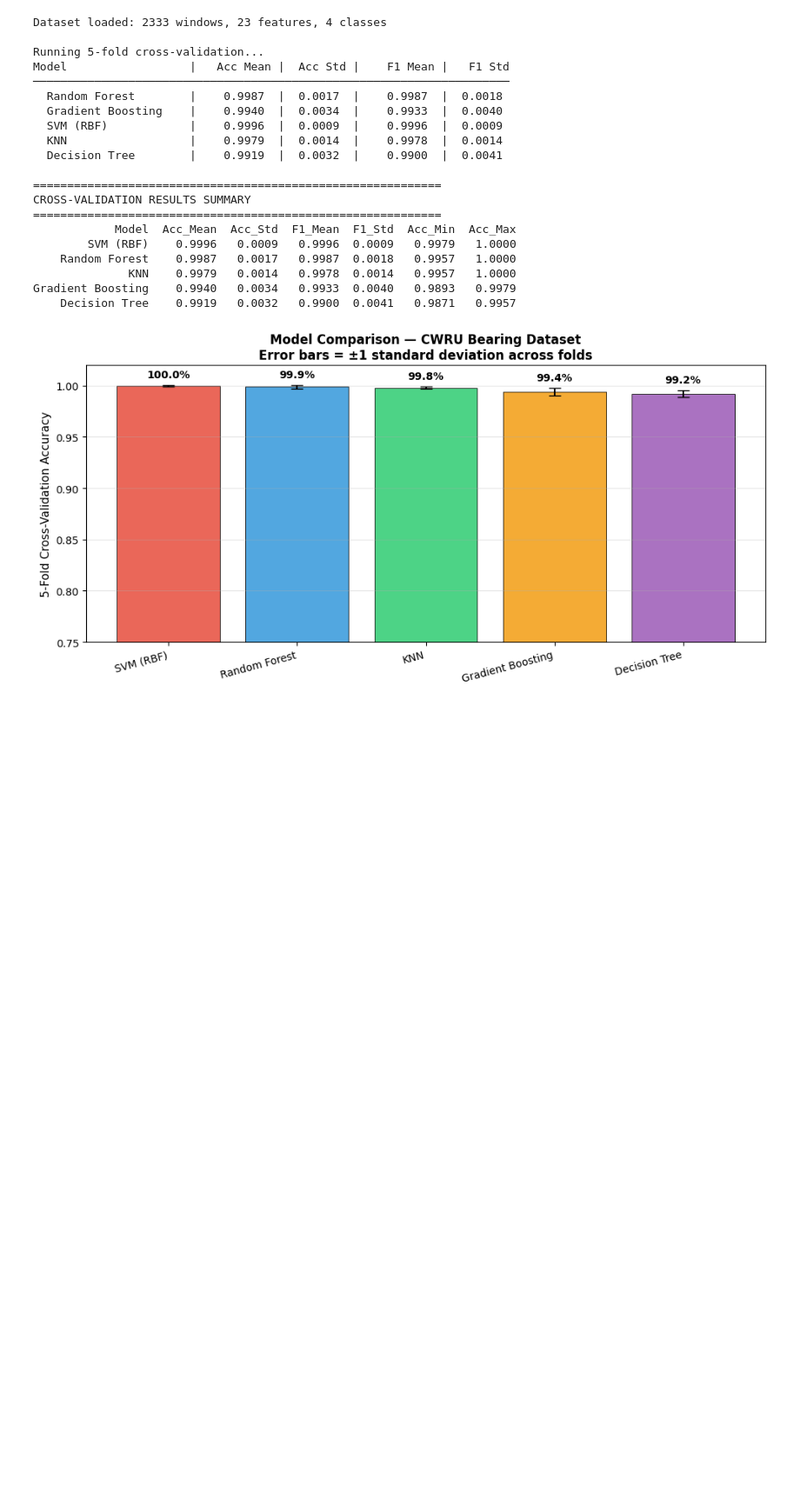
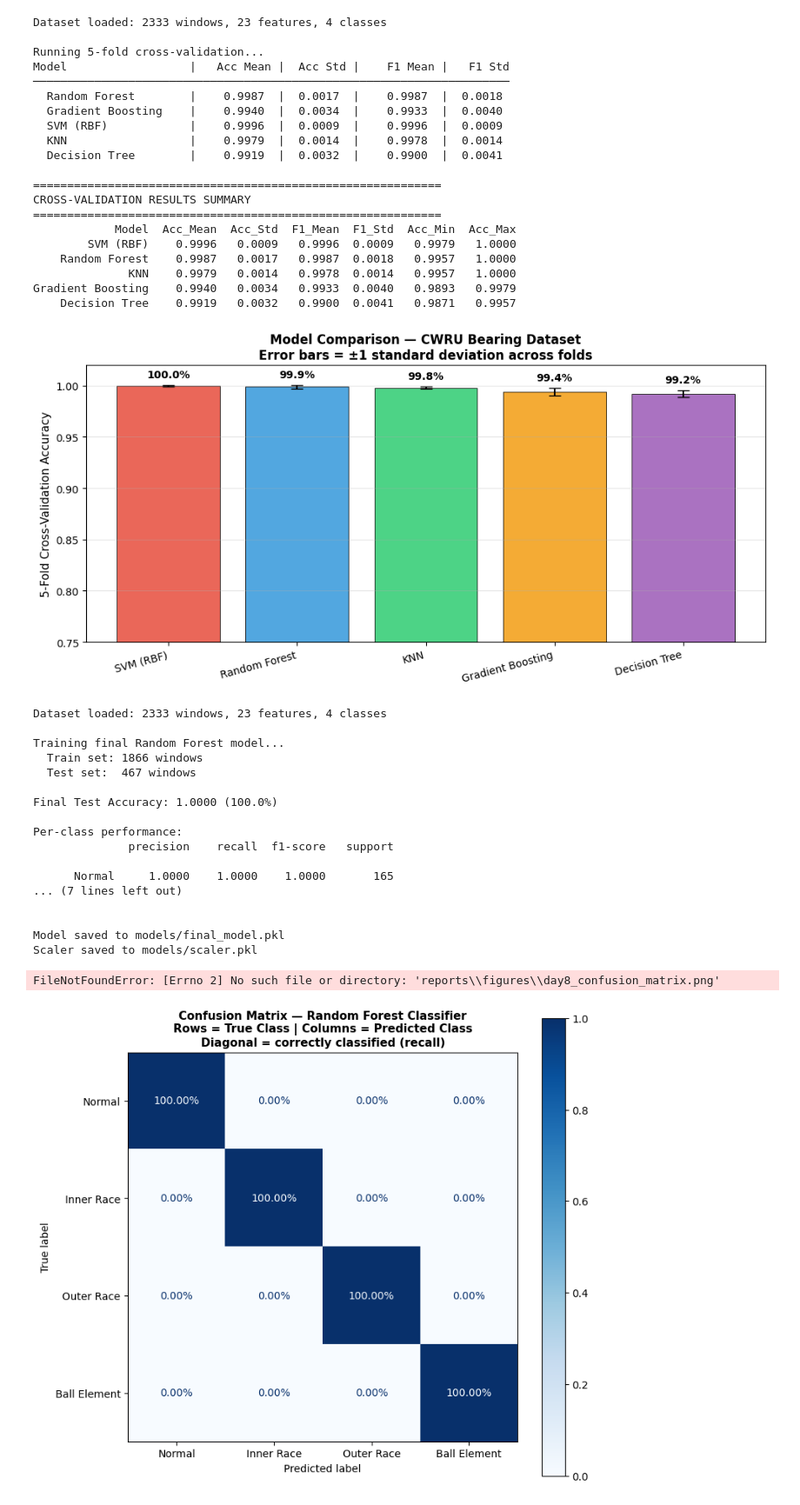
Before and after one commit to ZENITH3009/motor-health-intelligence-system, a Jupyter notebook: notebooks/04_model_training.ipynb, the cells around one changed output. Shown at 87% size. Saved outputs shown, nothing was run; the diff lists cells and outputs as text; code cells hidden in the pictures; blank space fills up the shorter version.

Commit message:
feat: feature importance, learning curve, performance metrics, Day 8

```diff
--- a/notebooks/04_model_training.ipynb
+++ b/notebooks/04_model_training.ipynb
@@ -80,3 +80,42 @@ plt.savefig('../reports/figures/day7_model_comparison.png', dpi=150, bbox_inches
 plt.show()
 # %% [output]
 [figure]
+# %%
+import sys
+if '..' not in sys.path:
+    sys.path.append('..')
+
+from src.model_evaluator import ModelEvaluator
+from src.model_trainer   import ModelTrainer
+
+# Load trainer to get scaled data
+trainer   = ModelTrainer('../data/processed/features_dataset.parquet')
+evaluator = ModelEvaluator()
+
+# Re-run final model to get test predictions (this is fast)
+model, scaler, X_test, y_test, y_pred = trainer.train_final_model(
+    model_name='Random Forest'
+)
+
+# Plot the Confusion matrix
+evaluator.plot_confusion_matrix(y_test, y_pred, normalize=True)
+# %% [output]
+Dataset loaded: 2333 windows, 23 features, 4 classes
+
+Training final Random Forest model...
+  Train set: 1866 windows
+  Test set:  467 windows
+
+Final Test Accuracy: 1.0000 (100.0%)
+
+Per-class performance:
+              precision    recall  f1-score   support
+
+      Normal     1.0000    1.0000    1.0000       165
+... (7 lines left out)
+
+
+Model saved to models/final_model.pkl
+Scaler saved to models/scaler.pkl
+FileNotFoundError: [Errno 2] No such file or directory: 'reports\\figures\\day8_confusion_matrix.png'
+[figure, added]
```
Also changed, not shown: parts of 3 cells of this notebook, 3 other files.
